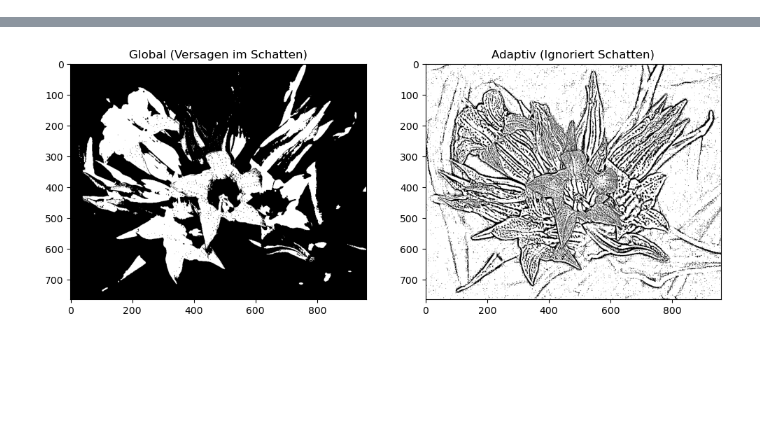
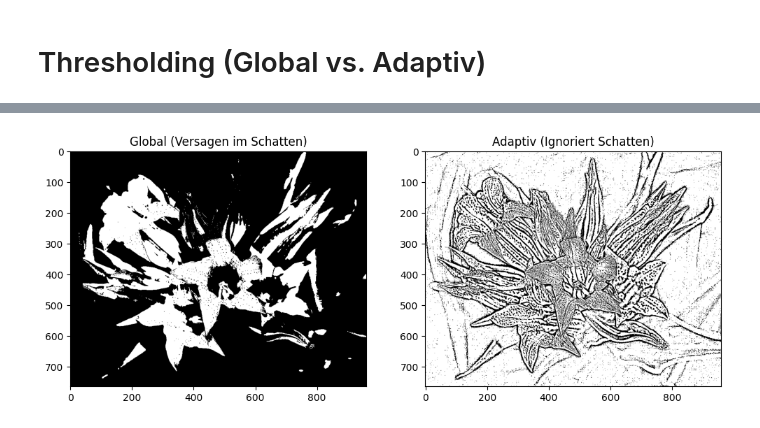
Before and after one commit to alexposekany/ComputerVision, a Jupyter notebook: Beispiel2_Segmentierung.ipynb, the cells around one changed output, grey strips where cells are left out. Saved outputs shown, nothing was run; the diff lists cells and outputs as text; code cells hidden in the pictures; blank space fills up the shorter version.

```diff
--- a/Beispiel2_Segmentierung.ipynb
+++ b/Beispiel2_Segmentierung.ipynb
@@ -1,32 +1,33 @@
+# %% [markdown]
+# Thresholding (Global vs. Adaptiv)
 # %%
 import cv2
 import numpy as np
 import matplotlib.pyplot as plt
 
-img_shadow = cv2.imread('Gentiana_asclepiadea_gray2.jpg', cv.IMREAD_GRAYSCALE)
+img_shadow = cv2.imread('Gentiana_asclepiadea_gray2.jpg', cv2.IMREAD_GRAYSCALE)
 
 plt.figure(figsize=(6, 6))
-plt.imshow(image_array, cmap='gray')
+plt.imshow(img_shadow, cmap='gray')
 plt.title("Original Graustufen")
 plt.axis("off")
 plt.show()
 
-# Thresholding (Global vs. Adaptiv)
 
 # 1. Globales Thresholding (Standard)
 # Wir versuchen einen Wert zu raten, z.B. 127, oder anhand des Histogramms zu bestimmen
 ret, th_global = cv2.threshold(img_shadow, 127, 255, cv2.THRESH_BINARY)
 
 # 2. Adaptive Thresholding (Die Lösung für Schatten)
 # Parameter: Bild, MaxVal, Methode (Mean oder Gaussian), Type, BlockSize, C (Konstante, die abgezogen wird)
 th_adaptive = cv2.adaptiveThreshold(img_shadow, 255, cv2.ADAPTIVE_THRESH_GAUSSIAN_C,
                                     cv2.THRESH_BINARY, 11, 2)
 
 # Darstellung
 plt.figure(figsize=(12, 6))
 plt.subplot(1, 2, 1); plt.imshow(th_global, cmap='gray'); plt.title("Global (Versagen im Schatten)")
 plt.subplot(1, 2, 2); plt.imshow(th_adaptive, cmap='gray'); plt.title("Adaptiv (Ignoriert Schatten)")
 plt.show()
 # %% [output]
 [figure]
-[figure, old version]
+[figure, new version]
```
Also changed, not shown: parts of 13 cells of this notebook.
